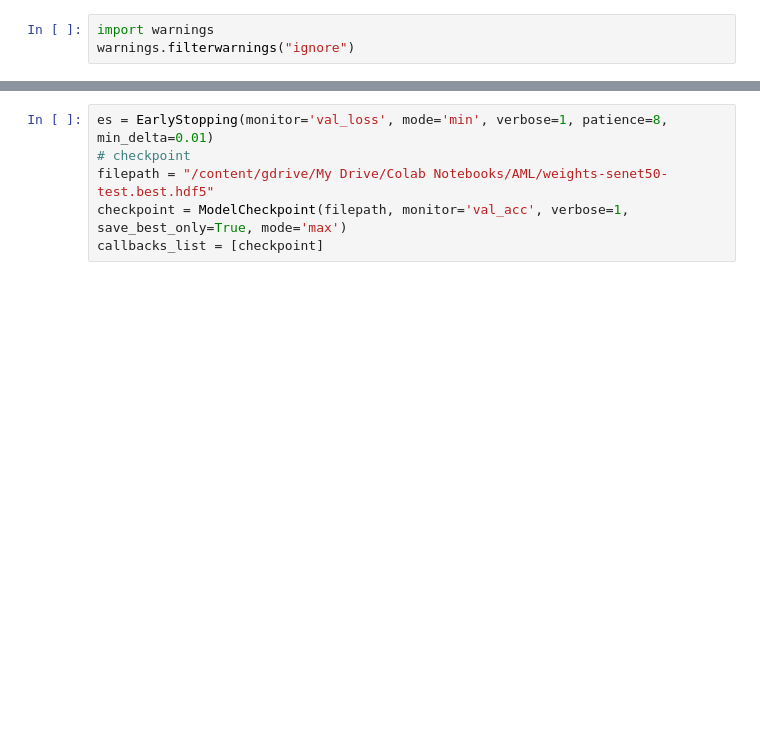
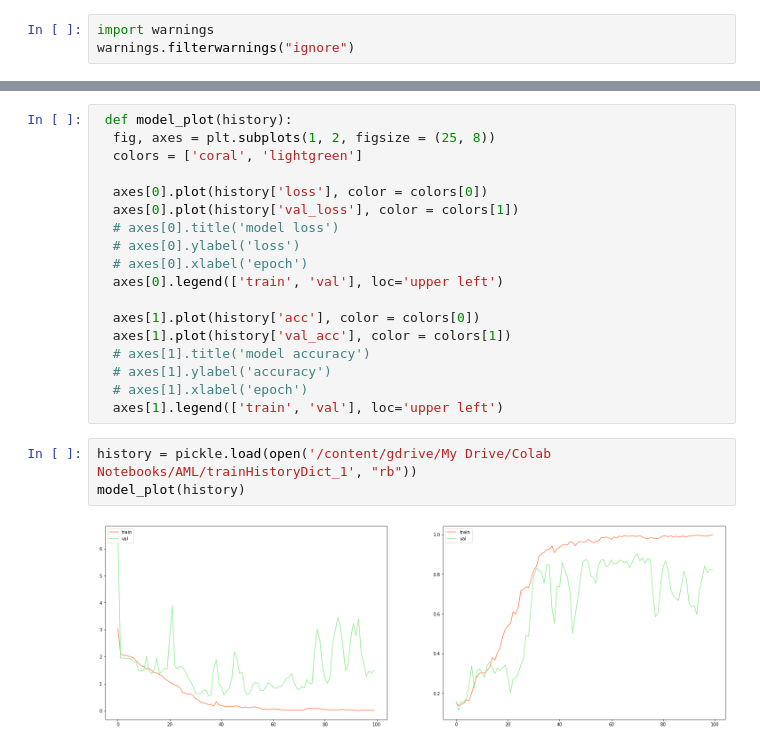
Before and after one commit to malborroni/RECMojion, a Jupyter notebook: Scripts/cross-validation.ipynb, the cells around one changed output, grey strips where cells are left out. Saved outputs shown, nothing was run; the diff lists cells and outputs as text; blank space fills up the shorter version.

```diff
--- a/Scripts/cross-validation.ipynb
+++ b/Scripts/cross-validation.ipynb
@@ -232,6 +238,23 @@ mean accuracy: 86.29459829908005 % (sd: +/- 1.1927978183580958 %)
-# %%
-es = EarlyStopping(monitor='val_loss', mode='min', verbose=1, patience=8, min_delta=0.01)
-# checkpoint
-filepath = "/content/gdrive/My Drive/Colab Notebooks/AML/weights-senet50-test.best.hdf5"
-checkpoint = ModelCheckpoint(filepath, monitor='val_acc', verbose=1, save_best_only=True, mode='max')
-callbacks_list = [checkpoint]
+# %%
+ def model_plot(history):
+  fig, axes = plt.subplots(1, 2, figsize = (25, 8))
+  colors = ['coral', 'lightgreen']
+
+  axes[0].plot(history['loss'], color = colors[0])
+  axes[0].plot(history['val_loss'], color = colors[1])
+  # axes[0].title('model loss')
+  # axes[0].ylabel('loss')
+  # axes[0].xlabel('epoch')
+  axes[0].legend(['train', 'val'], loc='upper left')
+
+  axes[1].plot(history['acc'], color = colors[0])
+  axes[1].plot(history['val_acc'], color = colors[1])
+  # axes[1].title('model accuracy')
+  # axes[1].ylabel('accuracy')
+  # axes[1].xlabel('epoch')
+  axes[1].legend(['train', 'val'], loc='upper left')
+# %%
+history = pickle.load(open('/content/gdrive/My Drive/Colab Notebooks/AML/trainHistoryDict_1', "rb"))
+model_plot(history)
+# %% [output]
+[figure, added]
```
Also changed, not shown: parts of 5 cells of this notebook.
